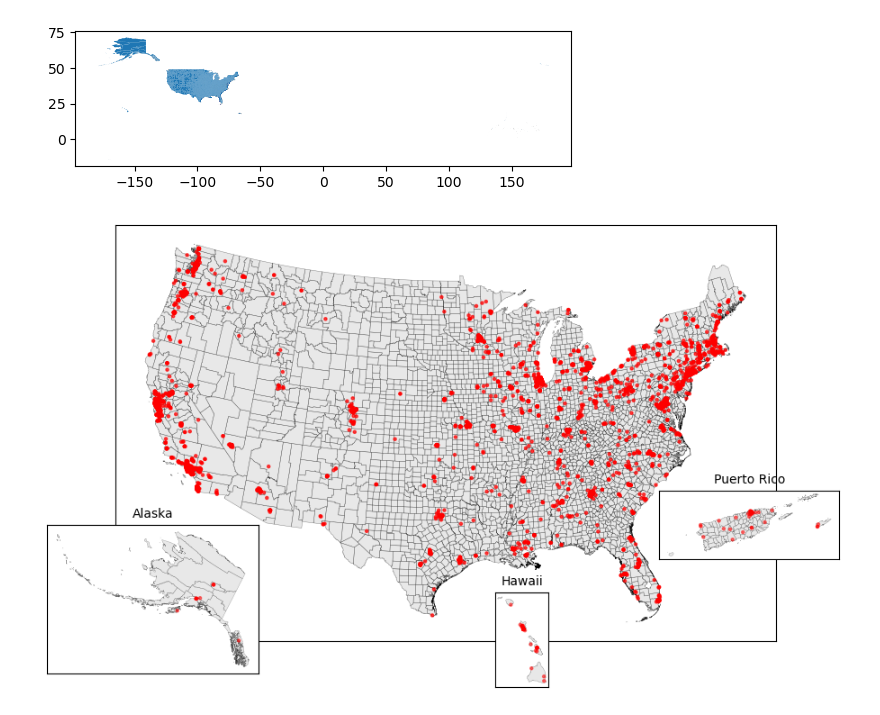
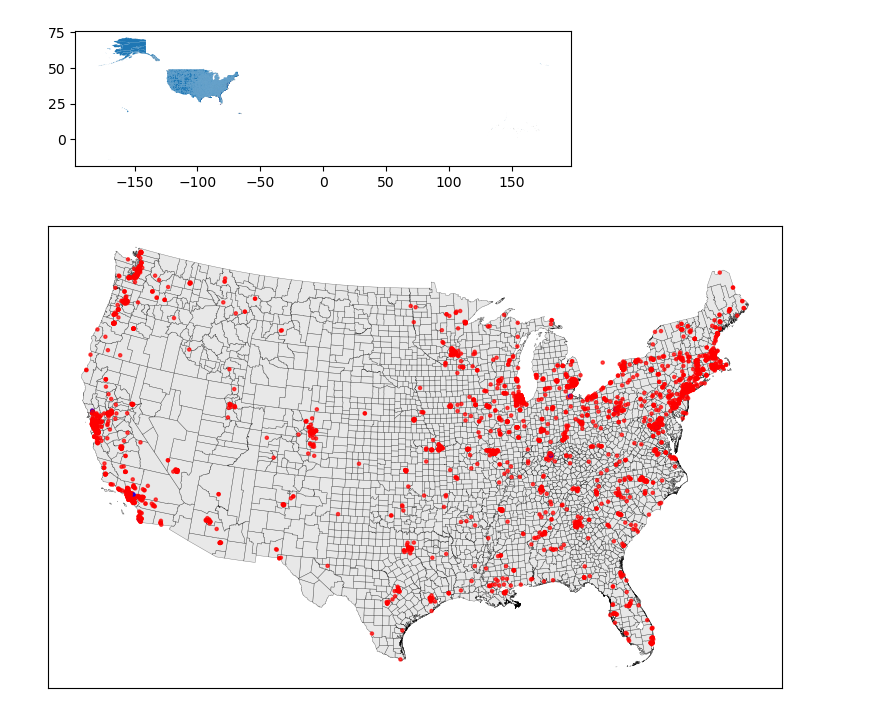
Before and after one commit to GarrethGibney/Heat-Exposure-Labour-Unrest, a Jupyter notebook: Data Cleaning/Clean_Labour_Conflict.ipynb, the cells around one changed output. Drawn from its saved outputs; the diff is of its cells as text; code cells hidden in the pictures.

```diff
--- a/Data Cleaning/Clean_Labour_Conflict.ipynb
+++ b/Data Cleaning/Clean_Labour_Conflict.ipynb
@@ -2,7 +2,7 @@
 ###############
 # Directories #
 ###############
-directory = 'C:\\Users\\20234503\\Desktop\\Research\\Weather and Strikes\\Project\\'
+directory = r'C:\Users\20234503\Dropbox\PhD Project\Research\Weather and Strikes\Project'
 ##########
 #Packages#
 ##########
@@ -110,15 +155,16 @@ Data extraction and CSV creation completed successfully.
 # Cleaning & Manlipuation of Labour Conflict Data #
 ###################################################
 
-lconflict_event = pd.read_csv(directory + 'Data\\labour_action_tracker.csv')
+lconflict_event = pd.read_csv(directory + 'Data\\labour_action_tracker_05012026.csv')
 
 lconflict_event = lconflict_event.replace(r'^\s*$', pd.NA, regex=True) # Replace blank (empty string) values with missing (NaN) in the DataFrame
 
 n_missing = lconflict_event['Employer'].isna().sum()
+n_missing_df = lconflict_event[lconflict_event['Employer'].isna()]
 print(f"Number of missing observations in Employer: {n_missing}")
 lconflict_event = lconflict_event.dropna(subset=['Employer']).reset_index(drop=True) #Dropping rows with missing Employer values
 
 lconflict_event['UniqueID'] = range(len(lconflict_event))
 
-clear_env(keep=["directory", "unary_union", "lconflict_event"])
+clear_env(keep=["directory", "unary_union", "lconflict_event", "n_missing", "n_missing_df"])
 # %% [output]
@@ -179,12 +320,12 @@ LaTeX table with % signs saved to: C:\Users\20234503\Desktop\Research\Weather an
 #####################
 # (a) - Action Type #
 #####################
-missing_percent = lconflict_event['Strike or Protest'].isna().mean() * 100
+missing_percent = lconflict_event['Action_type'].isna().mean() * 100
 print(f"% of missing data in 'Strike or Protest': {missing_percent:.2f}%")
 
-lconflict_event['Strike'] = (lconflict_event['Strike or Protest'] == 'Strike').astype(int)
-lconflict_event['Protest'] = (lconflict_event['Strike or Protest'] == 'Protest').astype(int)
-lconflict_event['Labour_unrest'] = ((lconflict_event['Strike or Protest'] == 'Protest') |  (lconflict_event['Strike or Protest'] == 'Strike')).astype(int)
+lconflict_event['Strike'] = (lconflict_event['Action_type'] == 'Strike').astype(int)
+lconflict_event['Protest'] = (lconflict_event['Action_type'] == 'Protest').astype(int)
+lconflict_event['Labour_unrest'] = ((lconflict_event['Action_type'] == 'Protest') |  (lconflict_event['Action_type'] == 'Strike')).astype(int)
 
 clear_env(keep=["directory", "unary_union", "lconflict_event"])
 # Checked if code is correct 08/09/2024
@@ -297,12 +431,12 @@ State = US_county_shp[["FIPS", "STATE"]]
 US_county_shp = gpd.GeoDataFrame(US_county_shp, geometry='geometry', crs="EPSG:4326")
 
 # (2) U.S. County Map & Location of Labour Unrest Events
-event_points = lconflict_event_all[['Labour_unrest', 'Multiple_event_ID', 'Event_ID', 'Latitude, Longitude']]
-event_points = event_points[~event_points['Latitude, Longitude'].str.contains(';')] # Removes observations for which we do have multiple lat and long locations
-event_points[['Latitude', 'Longitude']] = event_points['Latitude, Longitude'].str.split(', ', expand=True)
+event_points = lconflict_event[['Labour_unrest', 'Location_Latitude', 'Location_Longitude']]
+#event_points = event_points[~event_points['Location_Longitude'].str.contains(';')] # Removes observations for which we do have multiple lat and long locations
+#event_points[['Latitude', 'Longitude']] = event_points['Location_Longitude'].str.split(', ', expand=True)
 
 # Convert to GeoDataFrame
-geometry = [Point(xy) for xy in zip(event_points["Longitude"], event_points["Latitude"])]
+geometry = [Point(xy) for xy in zip(event_points["Location_Longitude"], event_points["Location_Latitude"])]
 event_gdf = gpd.GeoDataFrame(event_points, geometry=geometry, crs="EPSG:4326")
 
 # Reproject to EPSG:5070
@@ -344,7 +478,7 @@ contiguous_event.plot(
     color=contiguous_event['Labour_unrest'].map(event_colors),
     legend=True,
 )
-
+'''
 # ---- Alaska inset (Bottom Right) ----
 ax_inset_alaska = fig.add_axes([0.05, 0.05, 0.275, 0.275])
 alaska.plot(ax=ax_inset_alaska, color='lightgray', edgecolor='black', linewidth=0.2, alpha=0.5)
@@ -383,6 +517,7 @@ puerto_rico_events.plot(
 ax_inset_puerto_rico.set_xticks([])
 ax_inset_puerto_rico.set_yticks([])
 ax_inset_puerto_rico.set_title("Puerto Rico", fontsize=10)
+'''
 
 # Final touches
 ax.set_xticks([])
@@ -391,21 +526,21 @@ ax.set_yticks([])
 plt.show()
 
 # (3) Assigning Labour Unrest Events to Counties
-valid_coords = lconflict_event_all['Latitude, Longitude'].str.strip().str.contains(r'^-?\d+\.?\d*,\s*-?\d+\.?\d*$') # Remove leading/trailing spaces and check for valid format (a single comma, two float parts)
+#valid_coords = lconflict_event_all['Latitude, Longitude'].str.strip().str.contains(r'^-?\d+\.?\d*,\s*-?\d+\.?\d*$') # Remove leading/trailing spaces and check for valid format (a single comma, two float parts)
 
 # Separate clean and malformed rows
-clean_events = lconflict_event_all[valid_coords].copy()
-bad_events = lconflict_event_all[~valid_coords].copy()
+#clean_events = lconflict_event_all[valid_coords].copy()
+#bad_events = lconflict_event_all[~valid_coords].copy()
 
 # Split the valid ones into float columns
-clean_events[['latitude', 'longitude']] = clean_events['Latitude, Longitude'] \
-    .str.split(',', expand=True) \
-    .apply(lambda col: col.str.strip().astype(float))
+#clean_events[['latitude', 'longitude']] = clean_events['Latitude, Longitude'] \
+    #.str.split(',', expand=True) \
+    #.apply(lambda col: col.str.strip().astype(float))
 
 
 events_gdf = gpd.GeoDataFrame(
-    clean_events,
-    geometry=gpd.points_from_xy(clean_events.longitude, clean_events.latitude),
+    lconflict_event,
+    geometry=gpd.points_from_xy(lconflict_event["Location_Longitude"], lconflict_event["Location_Latitude"]),
     crs="EPSG:4326"  # WGS84
 )
 
@@ -417,7 +552,7 @@ matched = gpd.sjoin(events_gdf, US_county_shp, how='left', predicate='within')
 unmatched = matched[matched['index_right'].isna()]
 
 #County Panel of Labour Unrest
-matched['date'] = pd.to_datetime(matched['Start Date'])
+matched['date'] = pd.to_datetime(matched['Start_date'])
 matched['month'] = matched['date'].dt.month
 matched['year'] = matched['date'].dt.year
 
@@ -431,9 +566,9 @@ unrest_county_D_subset = matched.groupby(['FIPS', 'date']).agg({
 
 
 # Adding County Days with No Labour Unrest
-lconflict_event_all['date'] = pd.to_datetime(lconflict_event_all['Start Date'])
-start_date = lconflict_event_all['date'].min() #.replace(day=1)
-end_date = lconflict_event_all['date'].max() #.replace(day=1)
+lconflict_event['date'] = pd.to_datetime(lconflict_event['Start_date'])
+start_date = lconflict_event['date'].min() #.replace(day=1)
+end_date = lconflict_event['date'].max() #.replace(day=1)
 all_days = pd.date_range(start=start_date, end=end_date, freq='D')
 
 # Select relevant columns (adjust based on available columns)
@@ -444,34 +579,34 @@ county_df = US_county_shp[["FIPS"]].copy()
 all_combinations = pd.MultiIndex.from_product([county_df['FIPS'], all_days], names=['FIPS', 'date']).to_frame(index=False)
 unrest_county_D = pd.merge(unrest_county_D_subset, all_combinations, on=['FIPS', 'date'], how='right') # how='right' creates a dataset of all counties
 
 unrest_county_D['Strike'] = unrest_county_D['Strike'].fillna(0)
 unrest_county_D['Protest'] = unrest_county_D['Protest'].fillna(0)
 unrest_county_D['Labour_unrest'] = unrest_county_D['Labour_unrest'].fillna(0)
 
 
 # Create a date range for the entire period of interest
 # Efficiently create 'at least one event' column using merge indicator
 event_keys = unrest_county_D_subset[['FIPS']].drop_duplicates()
 event_keys['at least one event'] = 1
 
 unrest_county_D = unrest_county_D.merge(
     event_keys, on=['FIPS'], how='left'
 )
 
 unrest_county_D['at least one event'] = unrest_county_D['at least one event'].fillna(0).astype(int)
 
 unrest_county_D = unrest_county_D.merge(
     State, on=['FIPS'], how='left'
 )
 
 # Save the final DataFrame to a CSV file
 unrest_county_D.to_csv(directory + 'Data\\labour_unrest_county_day_panel.csv', index=False)
 
 clear_env(keep=["directory", "unary_union", "lconflict_event", "lconflict_event_all", "lconflict_event_ml", "lconflict_event_sl", "matched", "unmatched", "bad_events", "unrest_county_D"])
 # Checked if code is correct 08/09/2024
 # %% [output]
 [figure]
-[figure, old version]
+[figure, new version]
 # %%
 ###################################################
 # Creation of County-Day Panel of Labour Conflict # (Single-Location Dataset)
```
Also changed, not shown: parts of 13 cells of this notebook, 18 other files.
